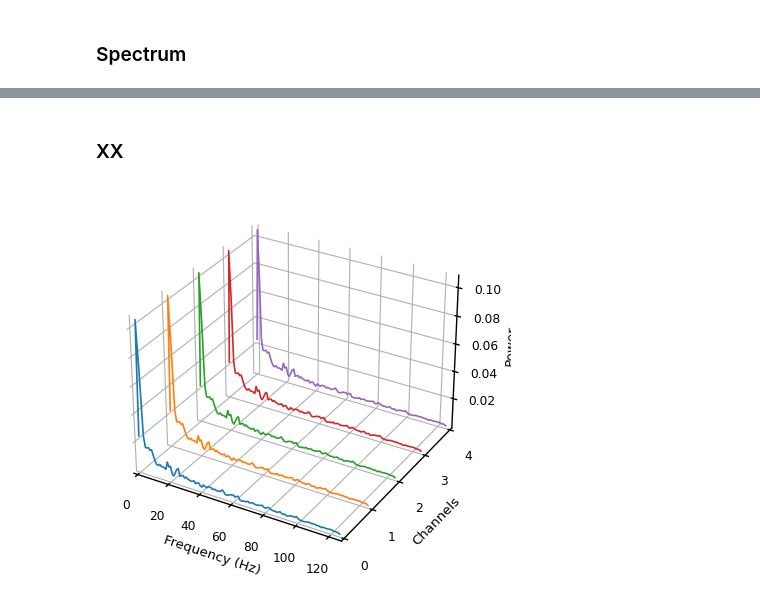
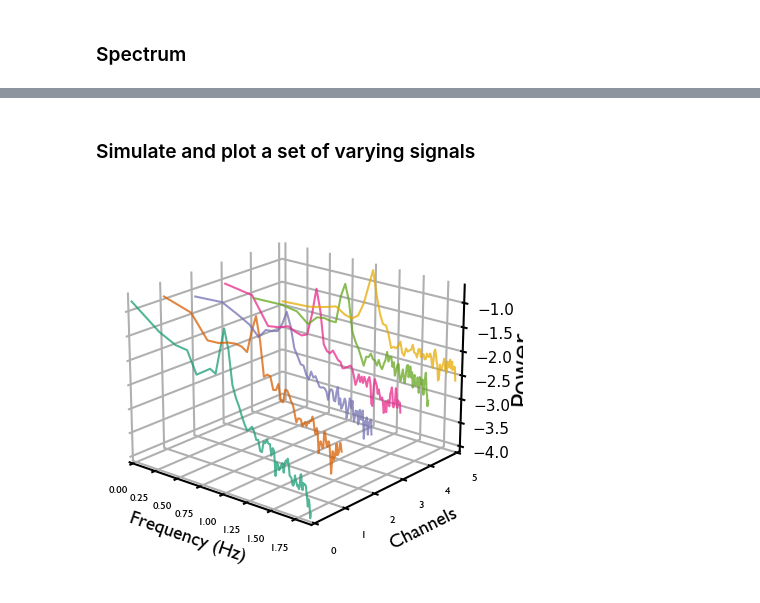
Before and after one commit to TomDonoghue/AperiodicHistory, a Jupyter notebook: 03-Figures.ipynb, the cells around one changed output, grey strips where cells are left out. Cells and saved outputs as stored; diff of their text form; code cells hidden in the pictures.

```diff
--- a/03-Figures.ipynb
+++ b/03-Figures.ipynb
@@ -145,10 +170,29 @@ save_figure('figs/psd.pdf')
 # %% [markdown]
-### XX
+### Simulate and plot a set of varying signals
-# %%
-sns.set_context('paper')
+# %%
+# Define simulation parameters
+exps = np.arange(-1.5, 0, 0.25)
+# %%
+# Multiple Signals
+sigs, powers = [], []
+for exp in exps:
+
+    #csig = sim_powerlaw(n_seconds, fs, exp)
+
+    comps['sim_powerlaw']['exponent'] = exp
+    csig = sim_combined(n_seconds, fs, comps)
+
+    freqs, cpowers = compute_spectrum(csig, fs, f_range=psd_range)
+
+    sigs.append(csig)
+    powers.append(cpowers)
+# %%
+# Set colors for 3D plot
+colors_3d = [plt.cm.Set1(ind) for ind in range(len(sigs))]
+colors_3d = [plt.cm.Dark2(ind) for ind in range(len(sigs))]
 # %%
-plot_spectra_3D(freqs, powers)
-plot_old_stylify(ax)
+plot_spectra_3D(freqs, powers, log_freqs=True, colors=colors_3d, alpha=0.75)
+style_3d_plot(plt.gca())
 save_figure('figs/3d.pdf')
 # %% [output]
-[figure, old version]
+[figure, new version]
```
Also changed, not shown: parts of 39 cells of this notebook.
